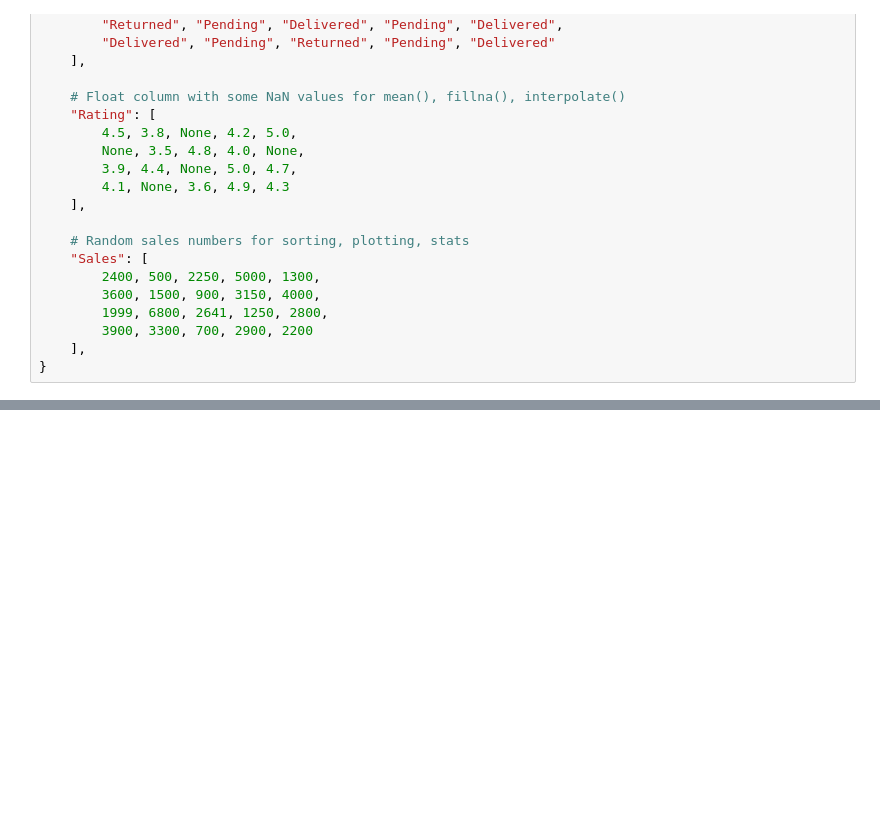
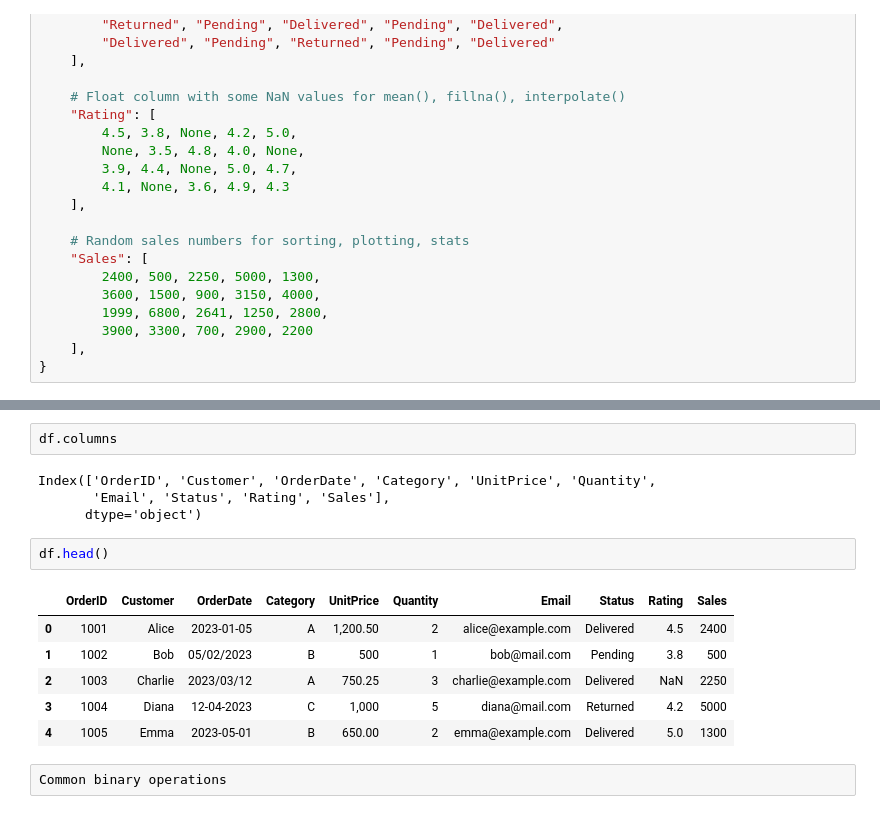
Before and after one commit to log4x/Python-Learning, a Jupyter notebook: Visualuization/using_pandas.ipynb, the cells around one changed output, grey strips where cells are left out. Cells and saved outputs as stored; diff of their text form; blank space fills up the shorter version.

```diff
--- a/Visualuization/using_pandas.ipynb
+++ b/Visualuization/using_pandas.ipynb
@@ -87,0 +292,17 @@ data = {
+# %%
+df.columns
+# %% [output]
+Index(['OrderID', 'Customer', 'OrderDate', 'Category', 'UnitPrice', 'Quantity',
+       'Email', 'Status', 'Rating', 'Sales'],
+      dtype='object')
+# %%
+df.head()
+# %% [output]
+|  | OrderID | Customer | OrderDate | Category | UnitPrice | Quantity | Email | Status | Rating | Sales |
+| 0 | 1001 | Alice | 2023-01-05 | A | 1,200.50 | 2 | alice@example.com | Delivered | 4.5 | 2400 |
+| 1 | 1002 | Bob | 05/02/2023 | B | 500 | 1 | bob@mail.com | Pending | 3.8 | 500 |
+| 2 | 1003 | Charlie | 2023/03/12 | A | 750.25 | 3 | charlie@example.com | Delivered | NaN | 2250 |
+| 3 | 1004 | Diana | 12-04-2023 | C | 1,000 | 5 | diana@mail.com | Returned | 4.2 | 5000 |
+| 4 | 1005 | Emma | 2023-05-01 | B | 650.00 | 2 | emma@example.com | Delivered | 5.0 | 1300 |
+# %%
+Common binary operations
```
Also changed, not shown: parts of 16 cells of this notebook, 1 other file.
